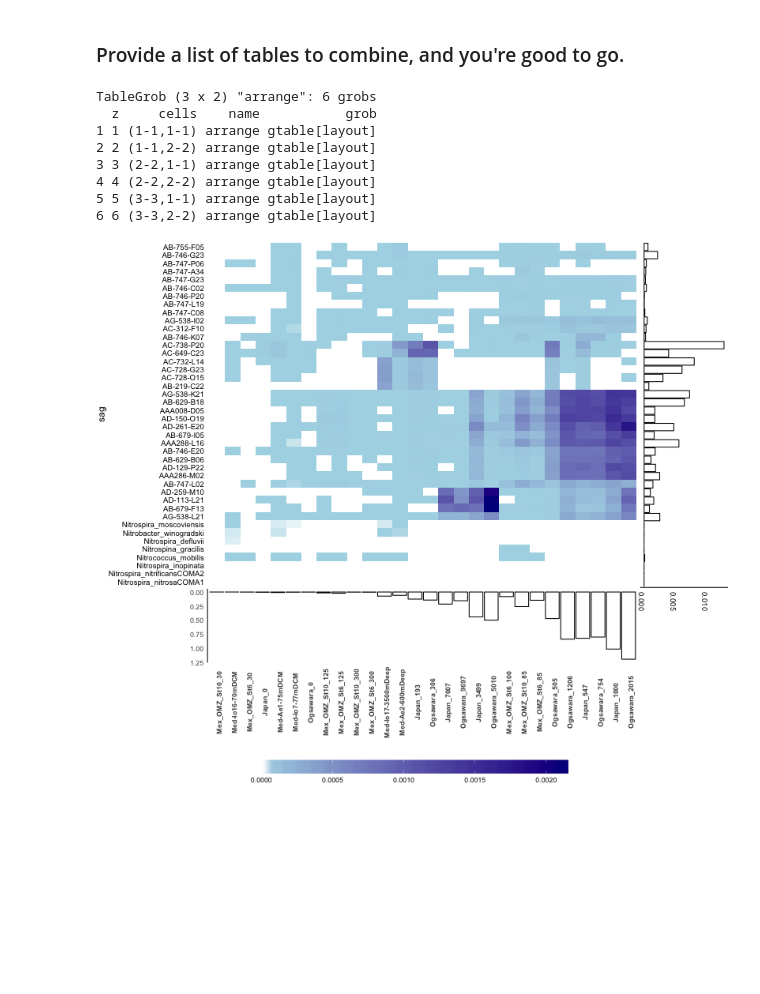
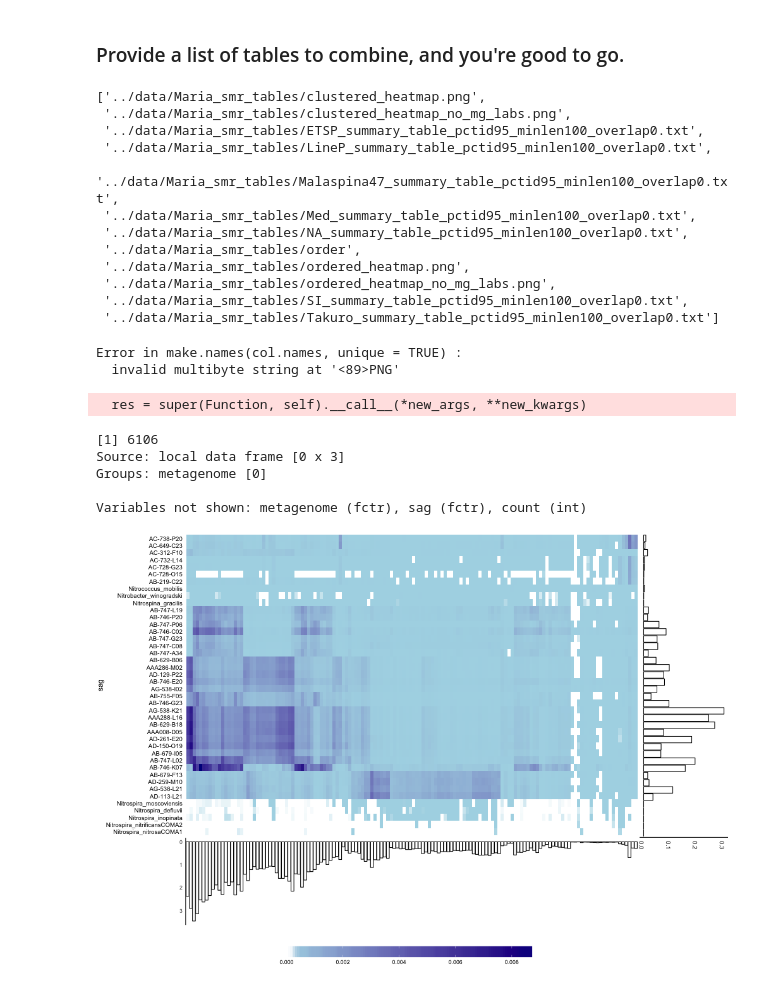
Before and after one commit to BigelowLab/sag-mg-recruit, a Jupyter notebook: notebooks/Heatmap_Template.ipynb, the cells around one changed output. Cells and saved outputs as stored; diff of their text form; code cells hidden in the pictures; blank space fills up the shorter version.

Commit message:
update Heatmap_template

```diff
--- a/notebooks/Heatmap_Template.ipynb
+++ b/notebooks/Heatmap_Template.ipynb
@@ -103,7 +122,8 @@ mg_plot <- function(df, mgorder="None"){
                              panel.grid.minor = element_blank(),
                              panel.background = element_blank(),
                              axis.ticks = element_blank(),
-                             axis.line.y = element_line(color="black"))
+                             axis.line.y = element_line(color="black"),
+                             axis.text.x = element_blank())
     return(punder)
     }
 
@@ -167,20 +190,26 @@ clust_order_x <- function(edgelist){
 %%R
 
 plot_array <- function(df,
+                       sag_ax_aln = 0,
                        hm_aln = 28,
                        mg_ax_aln = 105,
                        lowcolor="white",
                        midcolor="lightblue",
                        highcolor="darkblue",
-                       hclust_sags = TRUE,
-                       hclust_mgs = TRUE){
+                       hclust_sags = FALSE,
+                       hclust_mgs = FALSE,
+                       sag_order = "None",
+                       mg_order = "None"){
     mgplot <- mg_plot(df)
+    pairs <- df %>% filter(sag != "concatenated_sags")
 
-    pairs <- df %>% filter(sag != "concatenated_sags")
     if (hclust_sags==TRUE){
         sagorder = clust_order_x(pairs[,c(1,2,13)])
         sagplot <- sag_plot(pairs, sagorder=sagorder)
         pairs$sag <- with(pairs, factor(sag, levels=sagorder[,1]))
+    } else if (sag_order != "None"){
+        sag_order = import_order(sag_order)
+        sagplot <- sag_plot(pairs, sagorder = sag_order)
     } else {
         sagplot <- sag_plot(pairs)
     }
@@ -189,7 +218,10 @@ plot_array <- function(df,
         mgorder = clust_order_x(pairs[,c(2,1,13)])
         mgplot <- mg_plot(df, mgorder=mgorder)
         pairs$metagenome <- with(pairs, factor(metagenome, levels=mgorder[,1]))
-    } else{
+    } else if (mg_order != "None"){
+        mg_order = import_order(mg_order)
+        mgplot <- mg_plot(df, mgorder = mg_order)
+    } else {
         mgplot <- mg_plot(df)
     }
 
@@ -198,33 +230,55 @@ plot_array <- function(df,
     legend <- hm_legend(pairs)
     heatmap <- heatmap + theme(plot.margin=unit(c(0,0,hm_aln,0), "pt"))
     mgplot <- mgplot + theme(plot.margin=unit(c(-hm_aln,0,0,mg_ax_aln),"pt"))
-    sagplot <- sagplot + theme(plot.margin=unit(c(0,0,0,0), "pt")) #+ theme(plot.margin=unit(c(0,0,-25,0), "pt"))
+    sagplot <- sagplot + theme(plot.margin=unit(c(0,0,sag_ax_aln,0), "pt")) #+ theme(plot.margin=unit(c(0,0,-25,0), "pt"))
     empty <- empty + theme(plot.margin=unit(c(50,0,0,0), "pt"))
     legend <- legend + theme(plot.margin=unit(c(0,0,0,mg_ax_aln), "pt"))
 
     final <- grid.arrange(heatmap, sagplot, mgplot, empty, legend, empty,
-             ncol = 2, nrow = 3, widths = c(6, 1), heights = c(8, 3, 1))
+             ncol = 2, nrow = 3, widths = c(6, 1), heights = c(8, 2, 1))
     return(final)
 
     }
 # %% [markdown]
 ### Provide a list of tables to combine, and you're good to go.
+# %%
+import glob
+tablelist = glob.glob("../data/Maria_smr_tables/*")
+tablelist
+# %% [output]
+['../data/Maria_smr_tables/clustered_heatmap.png',
+ '../data/Maria_smr_tables/clustered_heatmap_no_mg_labs.png',
+ '../data/Maria_smr_tables/ETSP_summary_table_pctid95_minlen100_overlap0.txt',
+ '../data/Maria_smr_tables/LineP_summary_table_pctid95_minlen100_overlap0.txt',
+ '../data/Maria_smr_tables/Malaspina47_summary_table_pctid95_minlen100_overlap0.txt',
+ '../data/Maria_smr_tables/Med_summary_table_pctid95_minlen100_overlap0.txt',
+ '../data/Maria_smr_tables/NA_summary_table_pctid95_minlen100_overlap0.txt',
+ '../data/Maria_smr_tables/order',
+ '../data/Maria_smr_tables/ordered_heatmap.png',
+ '../data/Maria_smr_tables/ordered_heatmap_no_mg_labs.png',
+ '../data/Maria_smr_tables/SI_summary_table_pctid95_minlen100_overlap0.txt',
+ '../data/Maria_smr_tables/Takuro_summary_table_pctid95_minlen100_overlap0.txt']
+# %%
+%%R -i tablelist -w 800 -h 700
+
+all <- combine_smr_tables(tablelist)
+# %% [output]
+Error in make.names(col.names, unique = TRUE) :
+  invalid multibyte string at '<89>PNG'
+  res = super(Function, self).__call__(*new_args, **new_kwargs)
+# %%
+%%R
+all %>% unique -> all
+all %>% nrow %>% print
+all %>% group_by(metagenome, sag) %>% summarise(count=n()) %>% filter(count>1)
+# %% [output]
+[1] 6106
+Source: local data frame [0 x 3]
+Groups: metagenome [0]
+
+Variables not shown: metagenome (fctr), sag (fctr), count (int)
 # %%
-%%R -w 800 -h 700
-
-tables = c("../data/Maria_smr_tables/Med_summary_table_pctid95_minlen100_overlap95.txt",
-           "../data/Maria_smr_tables/Mex_OMZ_summary_table_pctid95_minlen100_overlap95.txt",
-           "../data/Maria_smr_tables/Takuro_V3)summary_table_pctid95_minlen100_overlap95.txt")
-
-all <- combine_smr_tables(tables)
-plot_array(all, hclust_sags=TRUE, hclust_mgs=TRUE)
+%%R -w 1000 -h 700
+clustered <- plot_array(all, sag_ax_aln = 10, mg_ax_aln=118, hclust_sags=TRUE, hclust_mgs=TRUE)
 # %% [output]
-TableGrob (3 x 2) "arrange": 6 grobs
-  z     cells    name           grob
-1 1 (1-1,1-1) arrange gtable[layout]
-2 2 (1-1,2-2) arrange gtable[layout]
-3 3 (2-2,1-1) arrange gtable[layout]
-4 4 (2-2,2-2) arrange gtable[layout]
-5 5 (3-3,1-1) arrange gtable[layout]
-6 6 (3-3,2-2) arrange gtable[layout]
-[figure, old version]
+[figure, new version]
```
Also changed, not shown: parts of 8 cells of this notebook, 1 other file.
